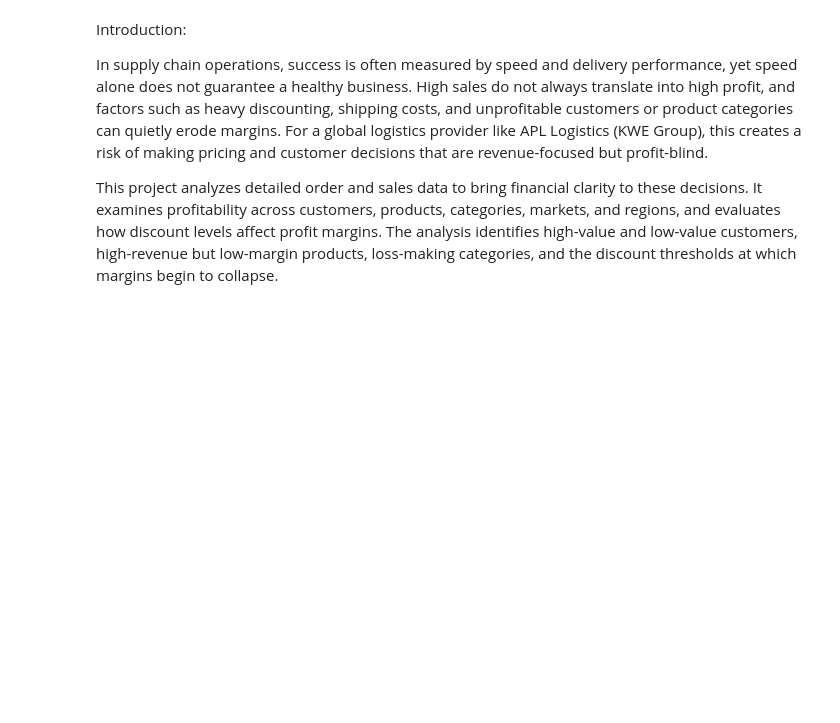
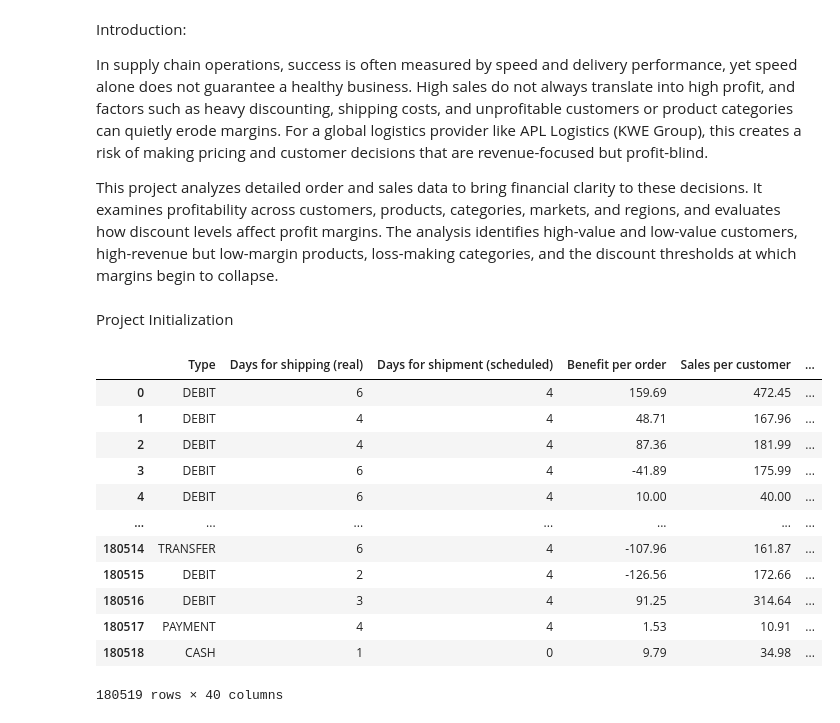
Before and after one commit to ramchandan2059-hue/Customer-Product-and-Profitability-Performance-Analysis, a Jupyter notebook: notebooks/Customer, Product, and Profitability Performance Analysis.ipynb, the cells around one changed output. Saved outputs shown, nothing was run; the diff lists cells and outputs as text; code cells hidden in the pictures; blank space fills up the shorter version.

```diff
--- a/notebooks/Customer, Product, and Profitability Performance Analysis.ipynb
+++ b/notebooks/Customer, Product, and Profitability Performance Analysis.ipynb
@@ -6,3 +6,5 @@ Introduction:
 In supply chain operations, success is often measured by speed and delivery performance, yet speed alone does not guarantee a healthy business. High sales do not always translate into high profit, and factors such as heavy discounting, shipping costs, and unprofitable customers or product categories can quietly erode margins. For a global logistics provider like APL Logistics (KWE Group), this creates a risk of making pricing and customer decisions that are revenue-focused but profit-blind.
 
 This project analyzes detailed order and sales data to bring financial clarity to these decisions. It examines profitability across customers, products, categories, markets, and regions, and evaluates how discount levels affect profit margins. The analysis identifies high-value and low-value customers, high-revenue but low-margin products, loss-making categories, and the discount thresholds at which margins begin to collapse.
+# %% [markdown]
+Project Initialization
@@ -8,0 +18,22 @@ This project analyzes detailed order and sales data to bring financial clarity t
+# %%
+#importing dataset
+
+df = pd.read_csv(
+    "C:/Users/Chandan/Desktop/Customer-Product-and-Profitability-Performance-Analysis/data/APL_Logistics.csv",
+    encoding="latin1"
+)
+df
+# %% [output]
+|  | Type | Days for shipping (real) | Days for shipment (scheduled) | Benefit per order | Sales per customer | ... |
+| 0 | DEBIT | 6 | 4 | 159.69 | 472.45 | ... |
+| 1 | DEBIT | 4 | 4 | 48.71 | 167.96 | ... |
+| 2 | DEBIT | 4 | 4 | 87.36 | 181.99 | ... |
+| 3 | DEBIT | 6 | 4 | -41.89 | 175.99 | ... |
+| 4 | DEBIT | 6 | 4 | 10.00 | 40.00 | ... |
+| ... | ... | ... | ... | ... | ... | ... |
+| 180514 | TRANSFER | 6 | 4 | -107.96 | 161.87 | ... |
+| 180515 | DEBIT | 2 | 4 | -126.56 | 172.66 | ... |
+| 180516 | DEBIT | 3 | 4 | 91.25 | 314.64 | ... |
+| 180517 | PAYMENT | 4 | 4 | 1.53 | 10.91 | ... |
+| 180518 | CASH | 1 | 0 | 9.79 | 34.98 | ... |
+180519 rows × 40 columns
```
Also changed, not shown: parts of 11 cells of this notebook, 4 other files.
